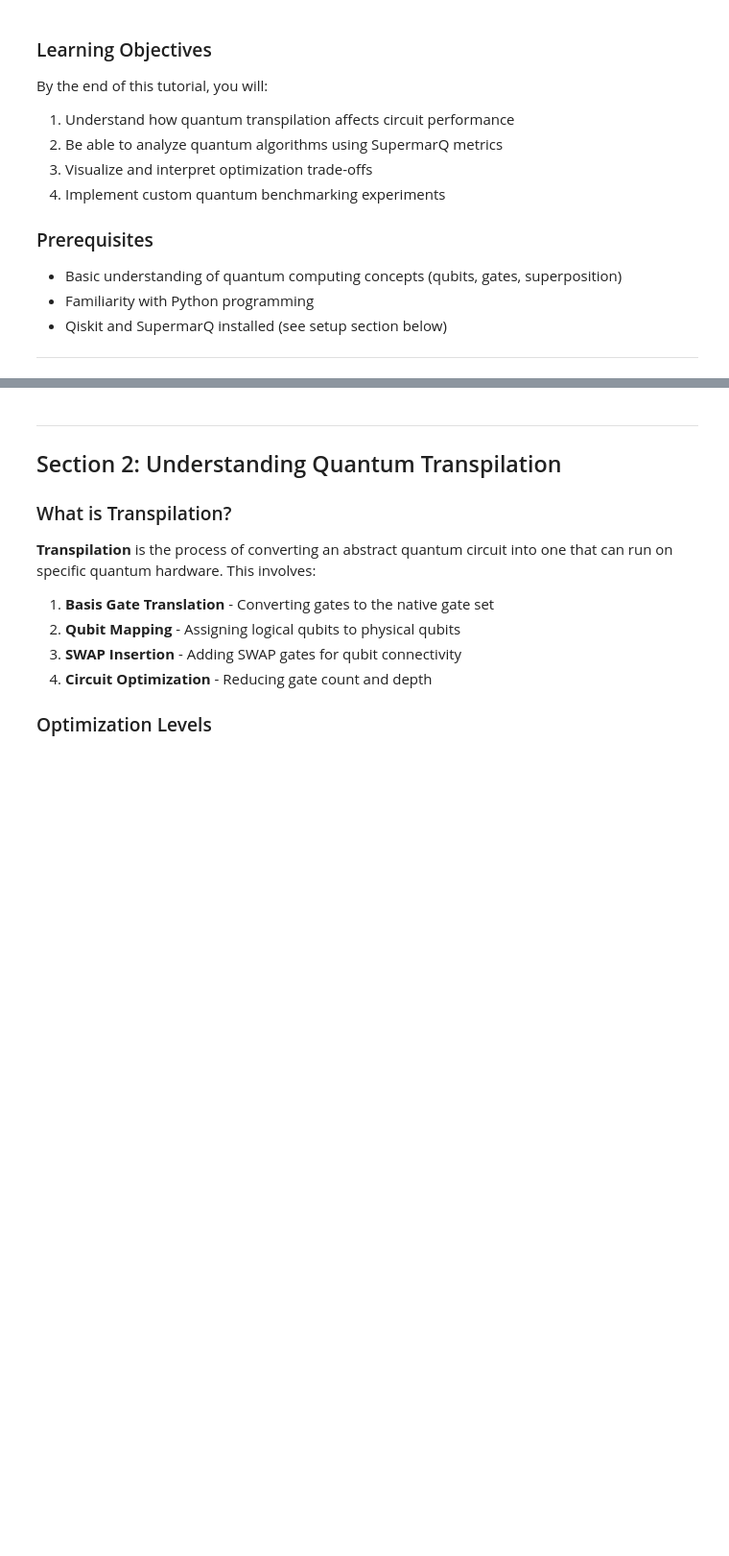
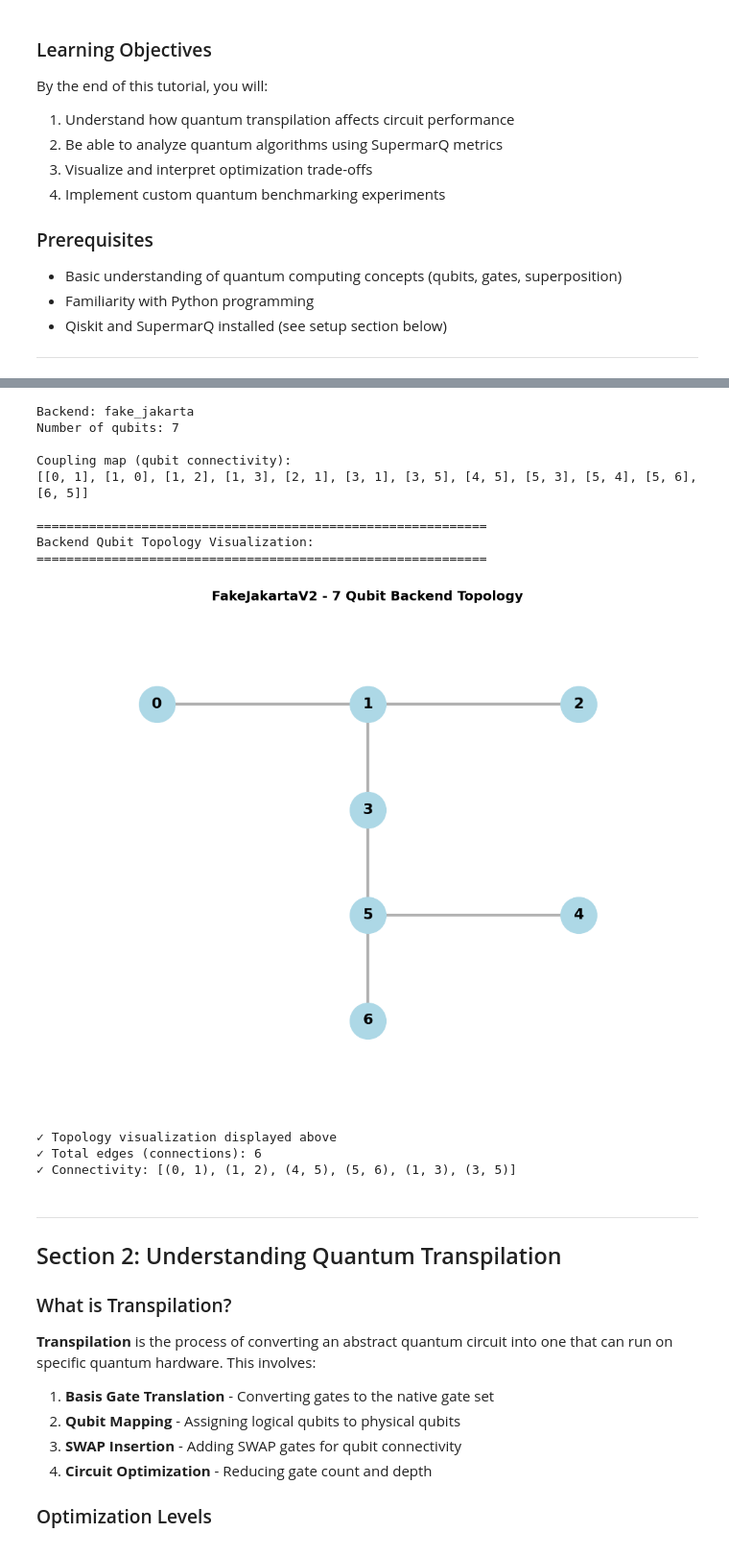
Before and after one commit to ksupasate/SupermarQ-Noise-Adaptive, a Jupyter notebook: tutorial.ipynb, the cells around one changed output, grey strips where cells are left out. Shown: that part at 96% size. Cells and saved outputs as stored; diff of their text form; code cells hidden in the pictures; blank space fills up the shorter version.

```diff
--- a/tutorial.ipynb
+++ b/tutorial.ipynb
@@ -45,3 +85,79 @@ This backend helps us understand how circuits will perform on real quantum hardw
+# %%
+# Initialize the backend
+backend = FakeJakartaV2()
+print(f"Backend: {backend.name}")
+print(f"Number of qubits: {backend.num_qubits}")
+print(f"\nCoupling map (qubit connectivity):")
+print(backend.coupling_map)
+
+# Visualize the backend topology
+print("\n" + "="*60)
+print("Backend Qubit Topology Visualization:")
+print("="*60)
+
+# Create a custom network graph visualization
+import matplotlib.pyplot as plt
+import networkx as nx
+
+# Build graph from coupling map
+G = nx.Graph()
+G.add_nodes_from(range(backend.num_qubits))
+
+# Add edges (remove duplicates)
+edges_added = set()
+for edge in backend.coupling_map:
+    edge_tuple = tuple(sorted(edge))
+    if edge_tuple not in edges_added:
+        G.add_edge(edge[0], edge[1])
+        edges_added.add(edge_tuple)
+
+# Create the plot
+fig, ax = plt.subplots(figsize=(10, 8))
+
+# Define positions for FakeJakartaV2 topology
+pos = {
+    0: (0, 2),
+    1: (1, 2),
+    2: (2, 2),
+    3: (1, 1),
+    5: (1, 0),
+    4: (2, 0),
+    6: (1, -1)
+}
+
+# Draw the graph
+nx.draw_networkx_nodes(G, pos, node_color='lightblue',
+                       node_size=1500, ax=ax)
+nx.draw_networkx_labels(G, pos, font_size=16,
+                        font_weight='bold', ax=ax)
+nx.draw_networkx_edges(G, pos, width=3, alpha=0.6,
+                       edge_color='gray', ax=ax)
+
+ax.set_title("FakeJakartaV2 - 7 Qubit Backend Topology",
+             fontsize=14, fontweight='bold', pad=20)
+ax.axis('off')
+ax.margins(0.2)
+
+plt.tight_layout()
+plt.show()
+
+print("\n✓ Topology visualization displayed above")
+print(f"✓ Total edges (connections): {len(edges_added)}")
+print(f"✓ Connectivity: {list(edges_added)}")
+# %% [output]
+Backend: fake_jakarta
+Number of qubits: 7
+
+Coupling map (qubit connectivity):
+[[0, 1], [1, 0], [1, 2], [1, 3], [2, 1], [3, 1], [3, 5], [4, 5], [5, 3], [5, 4], [5, 6], [6, 5]]
+
+============================================================
+Backend Qubit Topology Visualization:
+============================================================
+[figure, added]
+✓ Topology visualization displayed above
+✓ Total edges (connections): 6
+✓ Connectivity: [(0, 1), (1, 2), (4, 5), (5, 6), (1, 3), (3, 5)]
 # %% [markdown]
 ---
 ## Section 2: Understanding Quantum Transpilation
```
Also changed, not shown: parts of 22 cells of this notebook.
